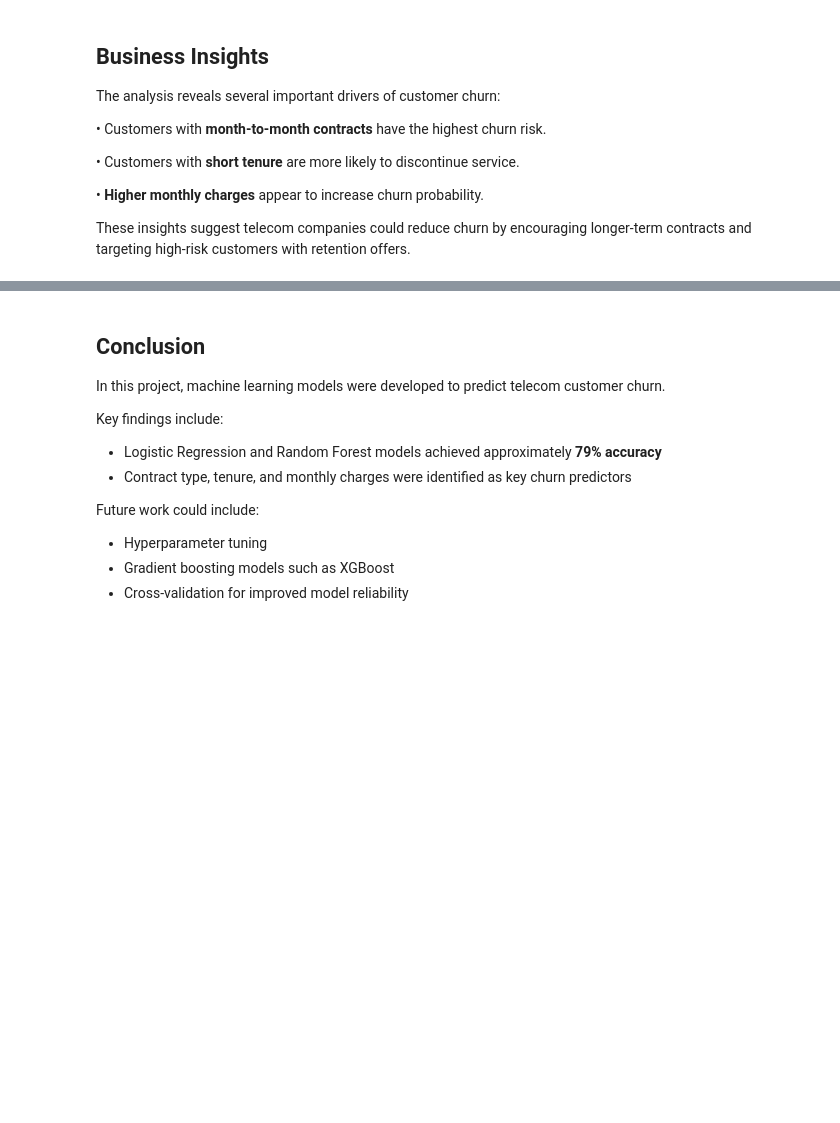
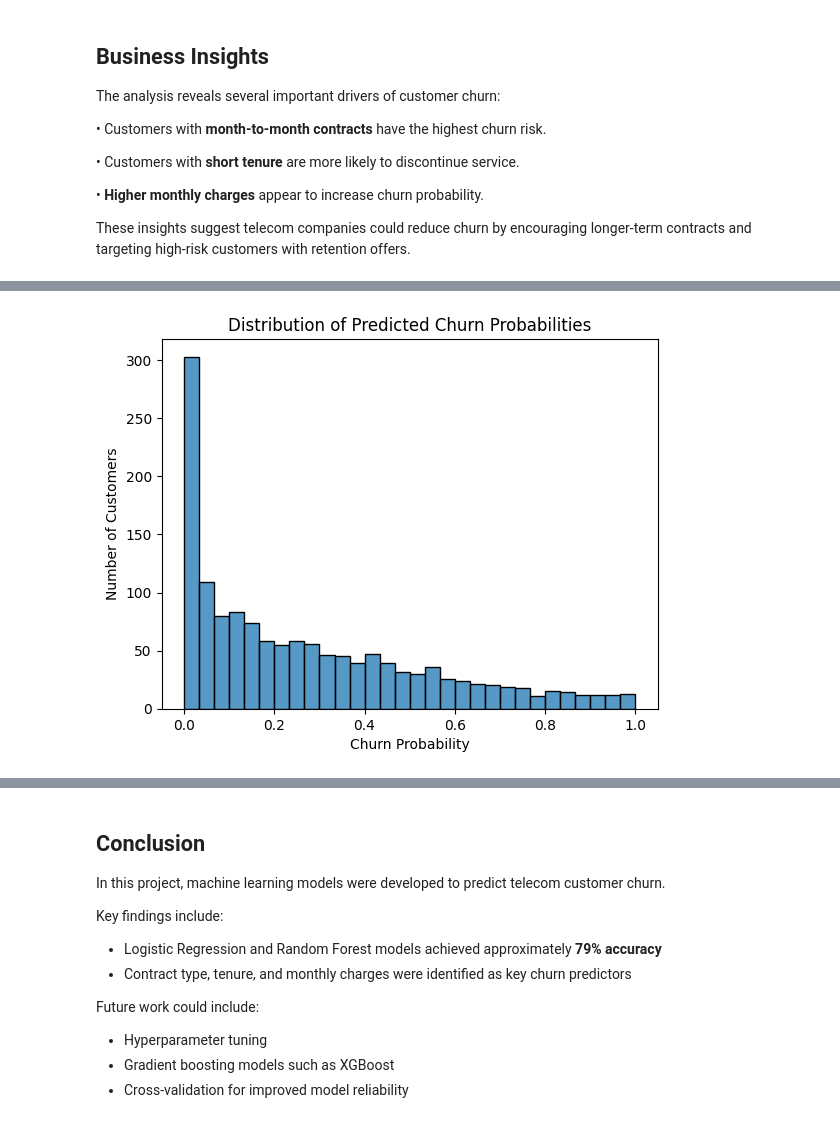
Before and after one commit to The-SGH/Customer-Churn-Prediction, a Jupyter notebook: Customer Churn Analysis - Final.ipynb, the cells around one changed output, grey strips where cells are left out. Cells and saved outputs as stored; diff of their text form; code cells hidden in the pictures; blank space fills up the shorter version.

```diff
--- a/Customer Churn Analysis - Final.ipynb
+++ b/Customer Churn Analysis - Final.ipynb
@@ -371,0 +378,9 @@ These insights suggest telecom companies could reduce churn by encouraging longe
+# %%
+churn_probabilities = rf.predict_proba(X_test)[:,1]
+
+results = pd.DataFrame({
+    "Actual": y_test,
+    "Predicted_Probability": churn_probabilities
+})
+
+results.head()
@@ -371,0 +410,10 @@ These insights suggest telecom companies could reduce churn by encouraging longe
+# %%
+sns.histplot(churn_probabilities, bins=30)
+
+plt.title("Distribution of Predicted Churn Probabilities")
+plt.xlabel("Churn Probability")
+plt.ylabel("Number of Customers")
+
+plt.show()
+# %% [output]
+[figure, added]
```
Also changed, not shown: parts of 4 cells of this notebook.
